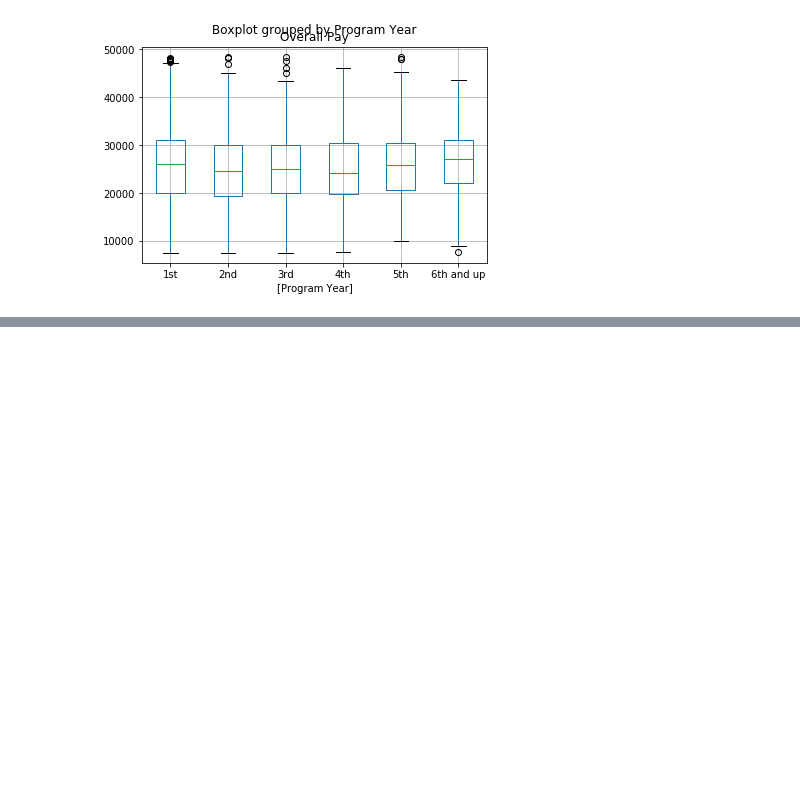
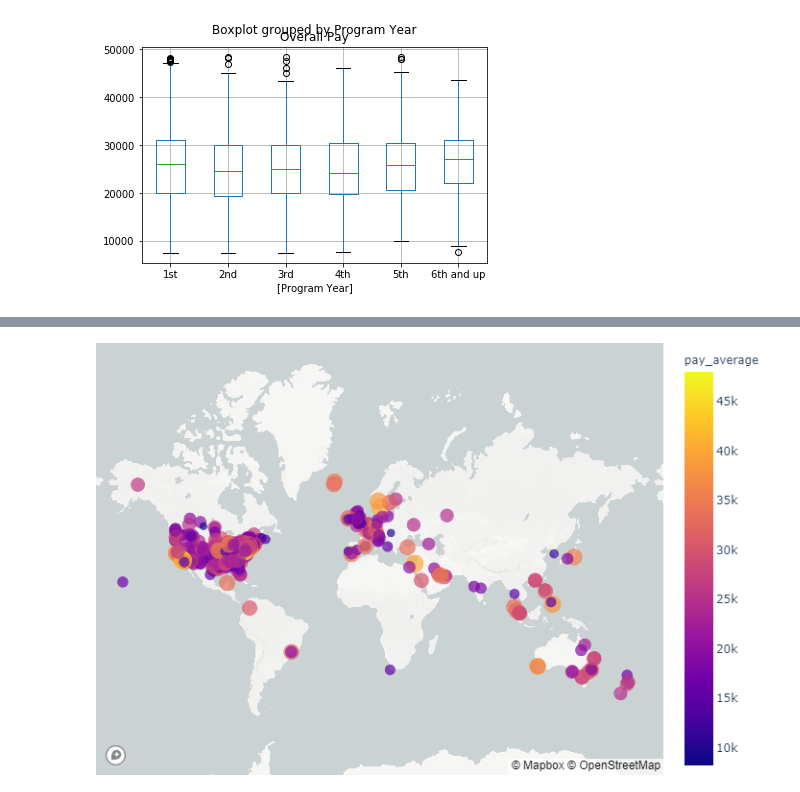
Before and after one commit to LNov/PhD_salaries, a Jupyter notebook: solution.ipynb, the cells around one changed output, grey strips where cells are left out. Cells and saved outputs as stored; diff of their text form; code cells hidden in the pictures; blank space fills up the shorter version.

```diff
--- a/solution.ipynb
+++ b/solution.ipynb
@@ -305,3 +261,9 @@ fig = px.scatter_mapbox(
 fig.update_layout(mapbox_style="light", mapbox_accesstoken=mapbox_key)
 fig.update_layout(margin={"r": 0, "t": 0, "l": 0, "b": 0})
 fig.show(config={'displayModeBar': False, 'editable': False})
+# %%
+# display the non-interactive version of the map
+from IPython.display import Image
+Image(filename='world_map.png')
+# %% [output]
+[figure, added]
```
Also changed, not shown: parts of 10 cells of this notebook, 1 other file.
